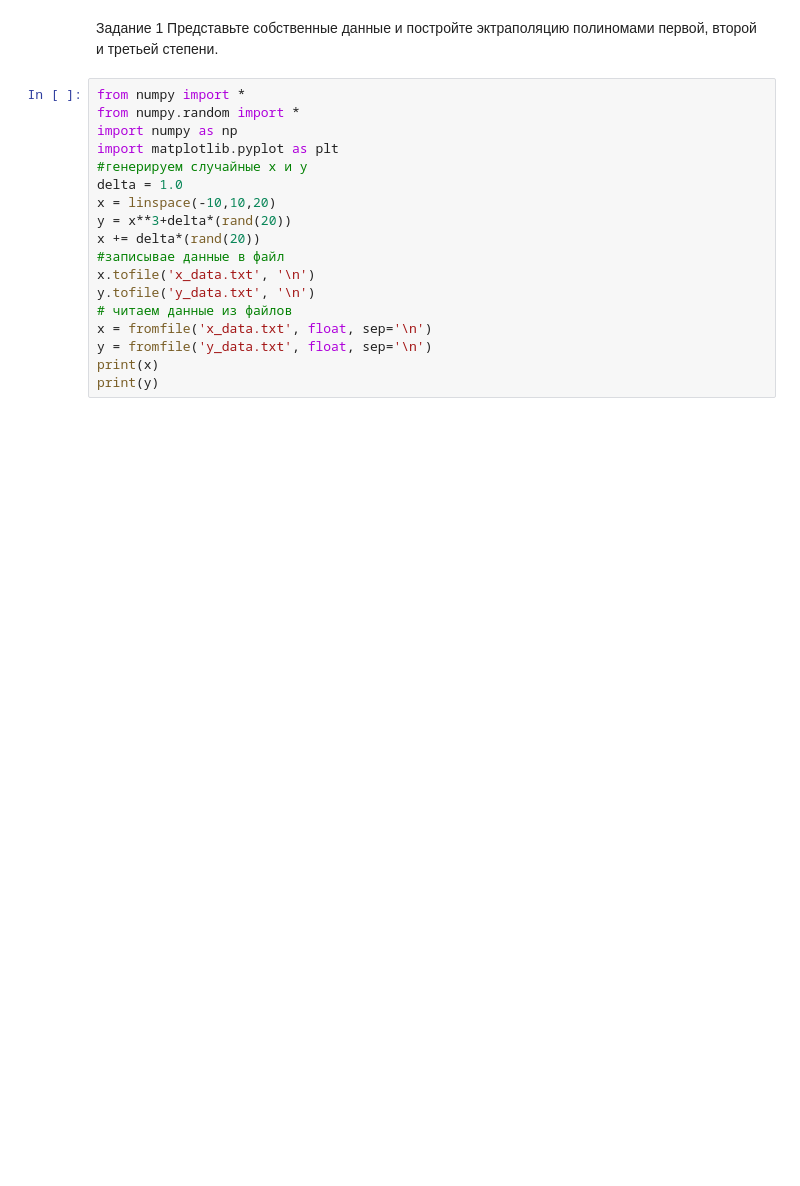
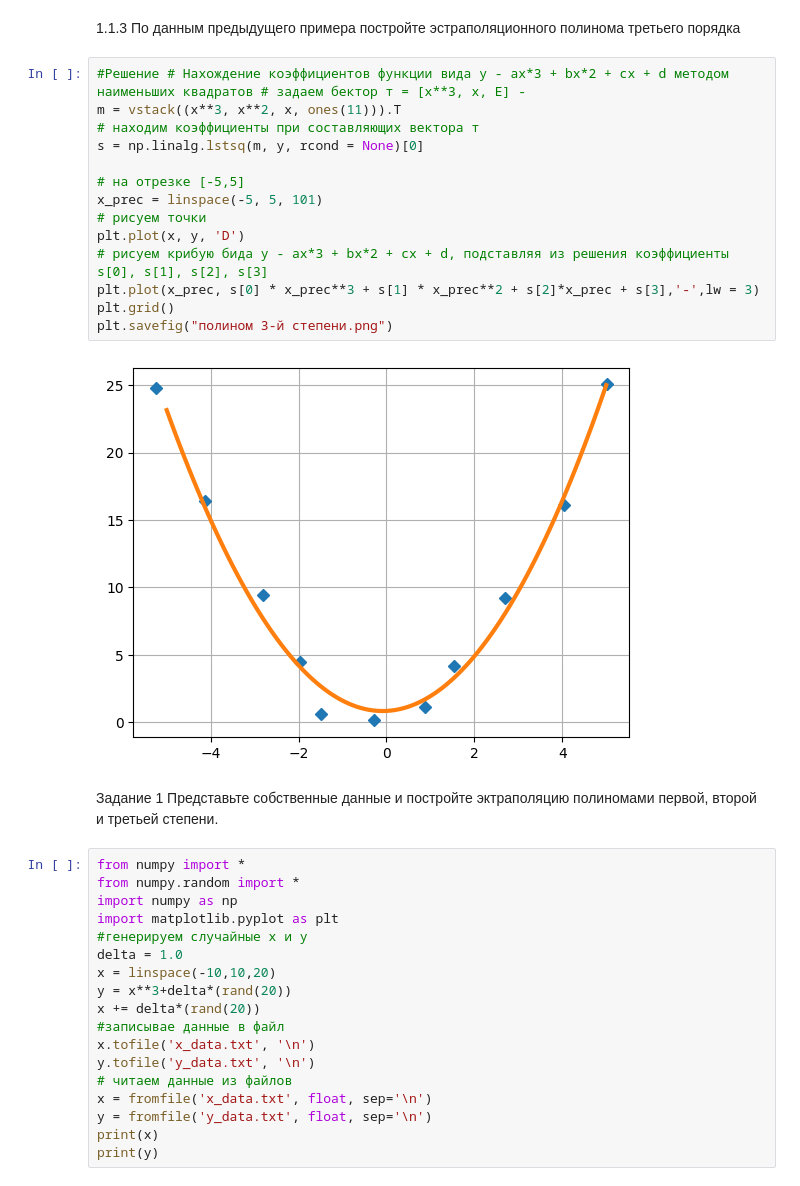
Before and after one commit to smurfac4/II, a Jupyter notebook: artificial intelligence/4/4_тетрадь_Ульянов_Никита_Владимирович_ИКБО_29_22.ipynb, the cells around one changed output. Cells and saved outputs as stored; diff of their text form; blank space fills up the shorter version.

```diff
--- a/artificial intelligence/4/4_тетрадь_Ульянов_Никита_Владимирович_ИКБО_29_22.ipynb
+++ b/artificial intelligence/4/4_тетрадь_Ульянов_Никита_Владимирович_ИКБО_29_22.ipynb
@@ -1,3 +73,22 @@
+# %% [markdown]
+1.1.3 По данным предыдущего примера постройте эстраполяционного полинома
+третьего порядка
+# %%
+#Решение # Нахождение коэффициентов функции вида у - аx*3 + bx*2 + сх + d методом наименьших квадратов # задаем бектор т = [x**3, x, E] -
+m = vstack((x**3, x**2, x, ones(11))).T
+# находим коэффициенты при составляющих вектора т
+s = np.linalg.lstsq(m, y, rcond = None)[0]
+
+# на отрезке [-5,5]
+x_prec = linspace(-5, 5, 101)
+# рисуем точки
+plt.plot(x, y, 'D')
+# рисуем крибую бида у - аx*3 + bx*2 + сx + d, подставляя из решения коэффициенты s[0], s[1], s[2], s[3]
+plt.plot(x_prec, s[0] * x_prec**3 + s[1] * x_prec**2 + s[2]*x_prec + s[3],'-',lw = 3)
+plt.grid()
+plt.savefig("полином 3-й степени.png")
+# %% [output]
+[figure, added]
 # %% [markdown]
 Задание 1
 Представьте собственные данные и постройте эктраполяцию полиномами
```
Also changed, not shown: parts of 30 cells of this notebook, 5 other files.
